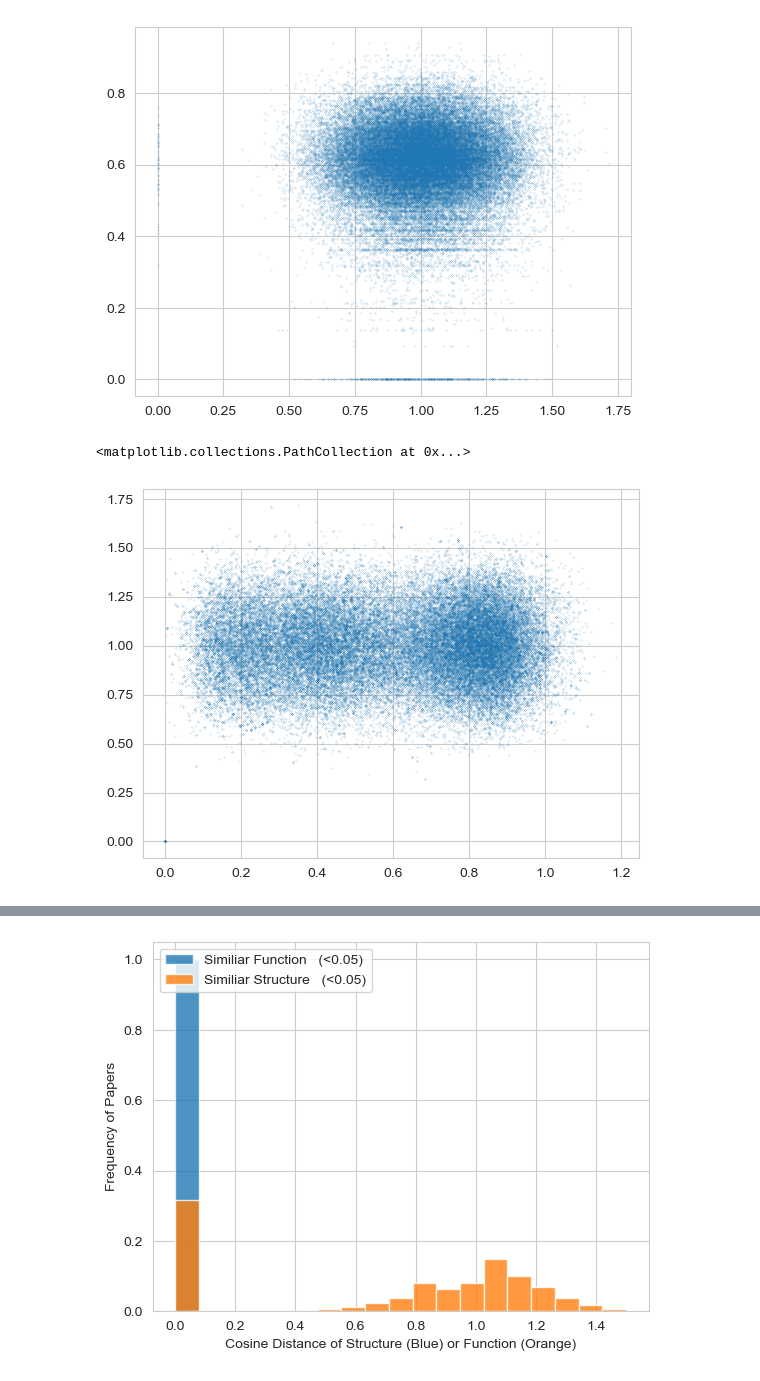
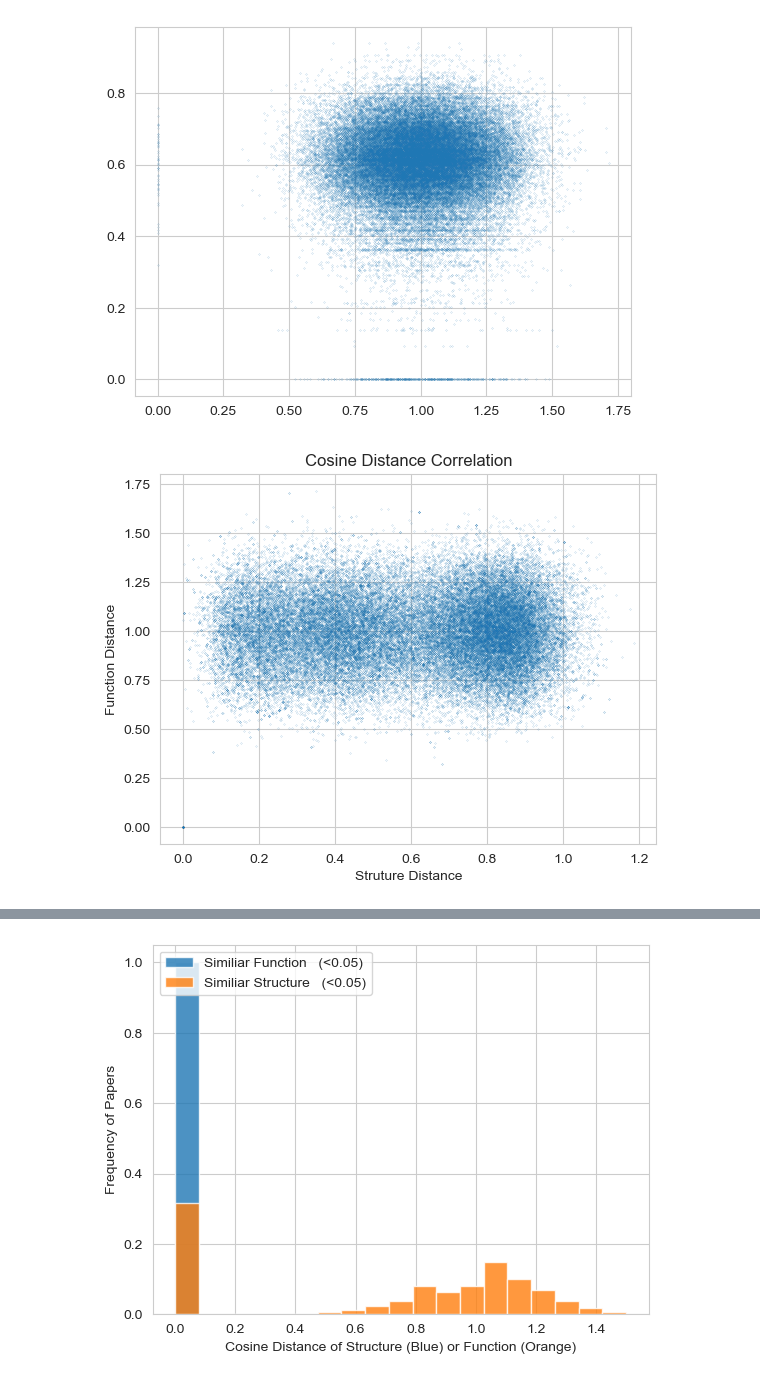
Before and after one commit to icarlous/Trans_Knowledge, a Jupyter notebook: Dual_Progress.ipynb, the cells around one changed output, grey strips where cells are left out. Drawn from its saved outputs; the diff is of its cells as text; code cells hidden in the pictures.

```diff
--- a/Dual_Progress.ipynb
+++ b/Dual_Progress.ipynb
@@ -458,9 +499,12 @@ plt.scatter(df_distance_sample['dis_ntwk'], df_distance_sample['dis_openai'], s=
 [figure]
 # %%
 plt.scatter(df_distance_sample['dis_smile'], df_distance_sample['dis_ntwk'], s=0.01)
+plt.title('Cosine Distance Correlation')
+plt.xlabel("Struture Distance")
+plt.ylabel("Function Distance")
+plt.show()
 # %% [output]
-<matplotlib.collections.PathCollection at 0x...>
-[figure, old version]
+[figure, new version]
 # %%
 df_hist = df_distance_sample
 plt.hist(df_hist['dis_smile'], weights=[1 / len(df_hist)] * len(df_hist),
```
Also changed, not shown: parts of 8 cells of this notebook, 2 other files.
